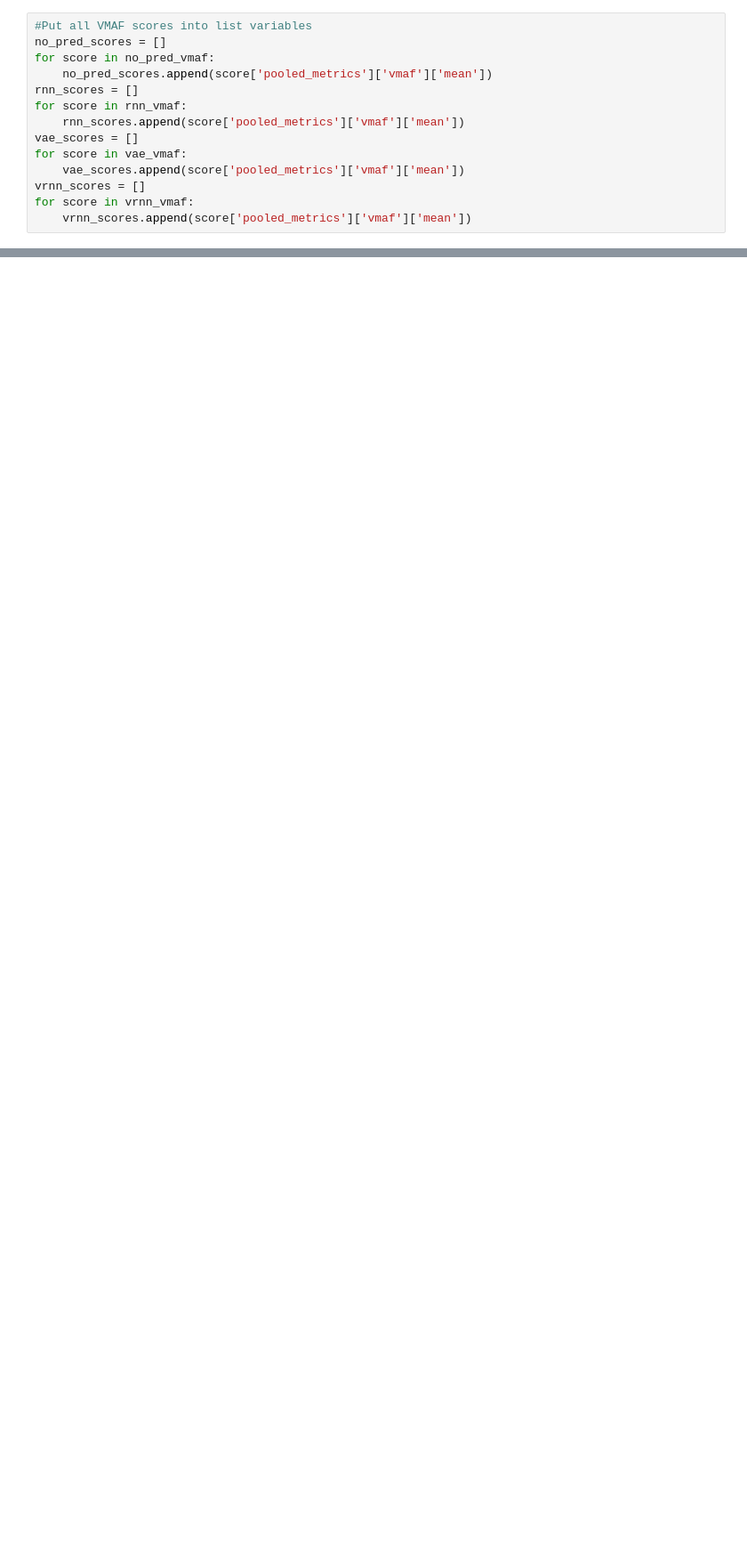
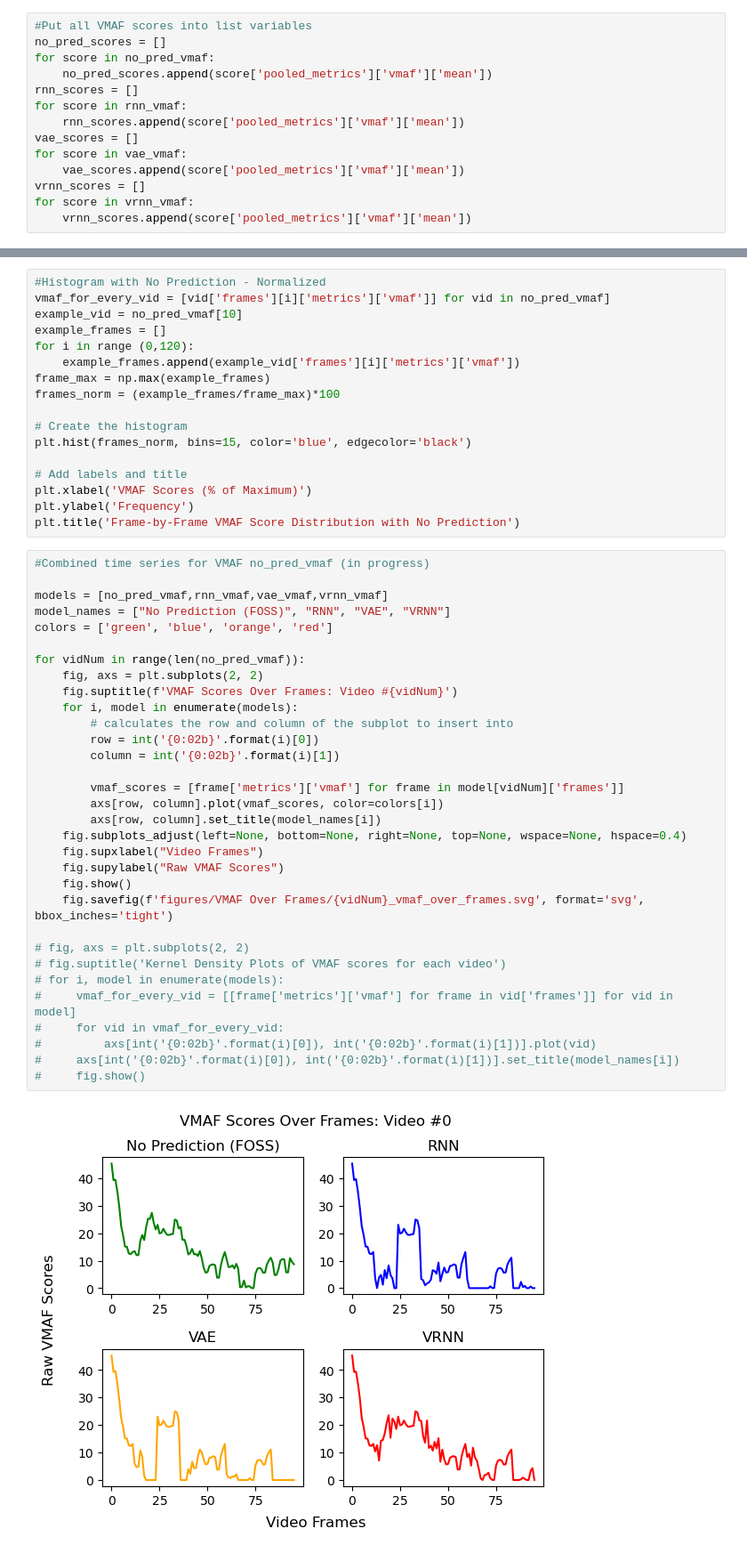
Before and after one commit to tristenAH/VMAF-Code-Repository, a Jupyter notebook: Keypoints_Prediction/VMAF_Algorithm_Comparison.ipynb, the cells around one changed output, grey strips where cells are left out. Shown at 89% size. Drawn from its saved outputs; the diff is of its cells as text; blank space fills up the shorter version.

```diff
--- a/Keypoints_Prediction/VMAF_Algorithm_Comparison.ipynb
+++ b/Keypoints_Prediction/VMAF_Algorithm_Comparison.ipynb
@@ -176,0 +186,51 @@ Text(0.5, 1.0, 'Frame-by-Frame VMAF Score Distribution with VAE')
+# %%
+#Histogram with No Prediction - Normalized
+vmaf_for_every_vid = [vid['frames'][i]['metrics']['vmaf']] for vid in no_pred_vmaf]
+example_vid = no_pred_vmaf[10]
+example_frames = []
+for i in range (0,120):
+    example_frames.append(example_vid['frames'][i]['metrics']['vmaf'])
+frame_max = np.max(example_frames)
+frames_norm = (example_frames/frame_max)*100
+
+# Create the histogram
+plt.hist(frames_norm, bins=15, color='blue', edgecolor='black')
+
+# Add labels and title
+plt.xlabel('VMAF Scores (% of Maximum)')
+plt.ylabel('Frequency')
+plt.title('Frame-by-Frame VMAF Score Distribution with No Prediction')
+# %%
+#Combined time series for VMAF no_pred_vmaf (in progress)
+
+models = [no_pred_vmaf,rnn_vmaf,vae_vmaf,vrnn_vmaf]
+model_names = ["No Prediction (FOSS)", "RNN", "VAE", "VRNN"]
+colors = ['green', 'blue', 'orange', 'red']
+
+for vidNum in range(len(no_pred_vmaf)):
+    fig, axs = plt.subplots(2, 2)
+    fig.suptitle(f'VMAF Scores Over Frames: Video #{vidNum}')
+    for i, model in enumerate(models):
+        # calculates the row and column of the subplot to insert into
+        row = int('{0:02b}'.format(i)[0])
+        column = int('{0:02b}'.format(i)[1])
+
+        vmaf_scores = [frame['metrics']['vmaf'] for frame in model[vidNum]['frames']]
+        axs[row, column].plot(vmaf_scores, color=colors[i])
+        axs[row, column].set_title(model_names[i])
+    fig.subplots_adjust(left=None, bottom=None, right=None, top=None, wspace=None, hspace=0.4)
+    fig.supxlabel("Video Frames")
+    fig.supylabel("Raw VMAF Scores")
+    fig.show()
+    fig.savefig(f'figures/VMAF Over Frames/{vidNum}_vmaf_over_frames.svg', format='svg', bbox_inches='tight')
+
+# fig, axs = plt.subplots(2, 2)
+# fig.suptitle('Kernel Density Plots of VMAF scores for each video')
+# for i, model in enumerate(models):
+#     vmaf_for_every_vid = [[frame['metrics']['vmaf'] for frame in vid['frames']] for vid in model]
+#     for vid in vmaf_for_every_vid:
+#         axs[int('{0:02b}'.format(i)[0]), int('{0:02b}'.format(i)[1])].plot(vid)
+#     axs[int('{0:02b}'.format(i)[0]), int('{0:02b}'.format(i)[1])].set_title(model_names[i])
+#     fig.show()
+# %% [output]
+[figure, added]
```
Also changed, not shown: parts of 11 cells of this notebook, 45 other files.
